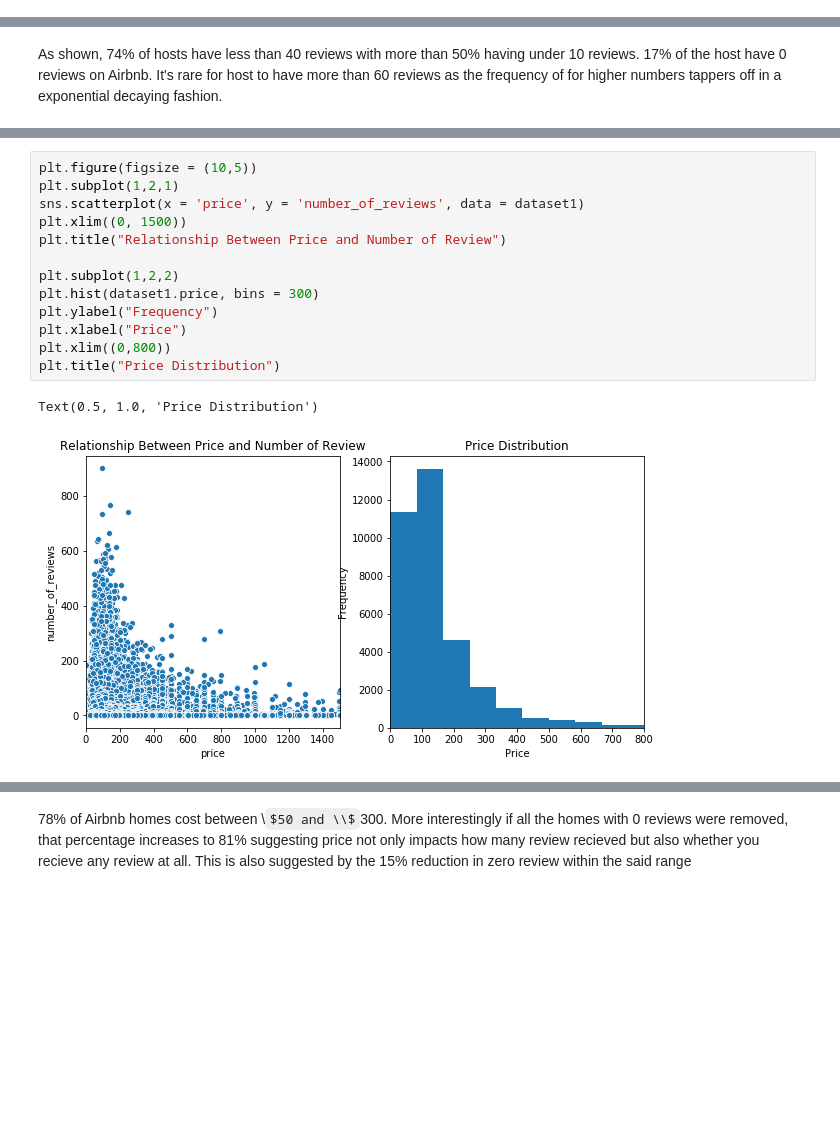
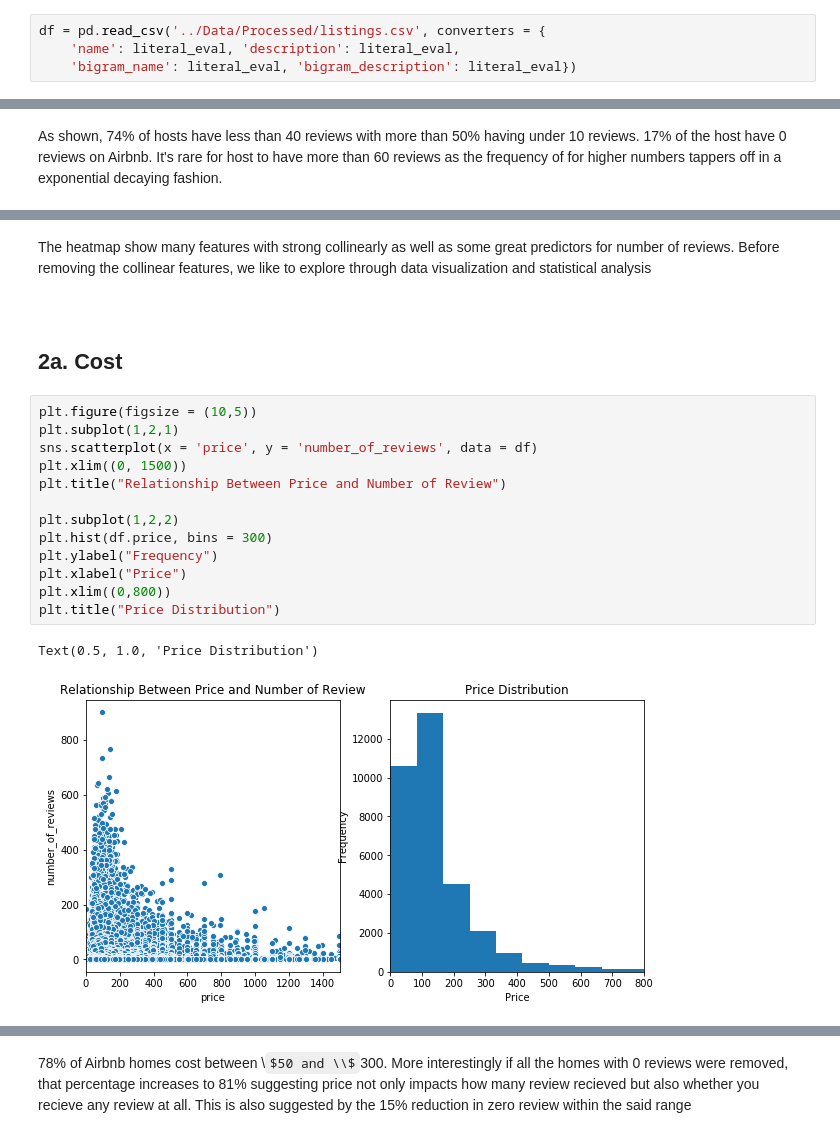
Before and after one commit to activerabbit/Springboard, a Jupyter notebook: Project 2/Notebooks/EDA Statistics.ipynb, the cells around one changed output, grey strips where cells are left out. Saved outputs shown, nothing was run; the diff lists cells and outputs as text; some formulas as TeX source; blank space fills up the shorter version.

```diff
--- a/Project 2/Notebooks/EDA Statistics.ipynb
+++ b/Project 2/Notebooks/EDA Statistics.ipynb
@@ -251 +23,5 @@ memory usage: 7.1+ MB
+# %%
+df = pd.read_csv('../Data/Processed/listings.csv', converters = {
+    'name': literal_eval, 'description': literal_eval,
+    'bigram_name': literal_eval, 'bigram_description': literal_eval})
 # %%
@@ -282,17 +67,23 @@ As shown, 74% of hosts have less than 40 reviews with more than 50% having under
+# %% [markdown]
+The heatmap show many features with strong collinearly as well as some great predictors for number of reviews. Before removing the collinear features, we like to explore through data visualization and statistical analysis
+# %% [markdown]
+<a id='Cost'></a>
+# %% [markdown]
+## 2a. Cost
 # %%
 plt.figure(figsize = (10,5))
 plt.subplot(1,2,1)
-sns.scatterplot(x = 'price', y = 'number_of_reviews', data = dataset1)
+sns.scatterplot(x = 'price', y = 'number_of_reviews', data = df)
 plt.xlim((0, 1500))
 plt.title("Relationship Between Price and Number of Review")
 
 plt.subplot(1,2,2)
-plt.hist(dataset1.price, bins = 300)
+plt.hist(df.price, bins = 300)
 plt.ylabel("Frequency")
 plt.xlabel("Price")
 plt.xlim((0,800))
 plt.title("Price Distribution")
 # %% [output]
 Text(0.5, 1.0, 'Price Distribution')
-[figure, old version]
+[figure, new version]
 # %%
```
Also changed, not shown: parts of 80 cells of this notebook, 2 other files.
